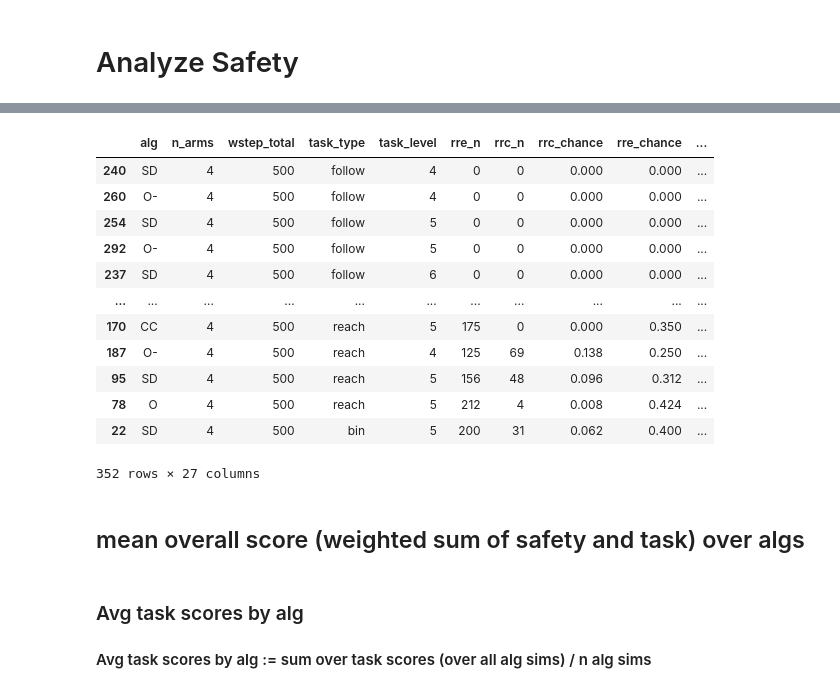
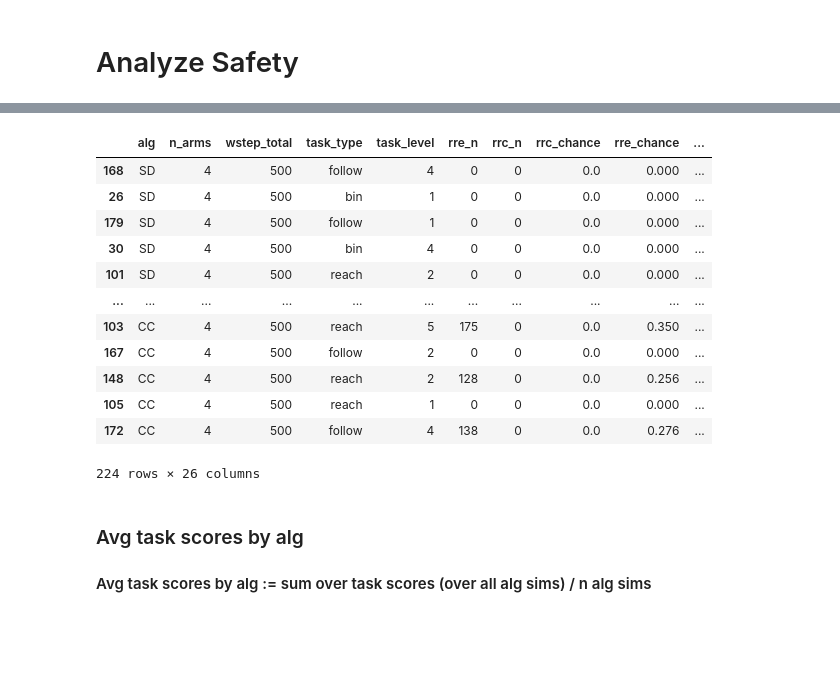
Before and after one commit to Dan7171/rl_for_curobo, a Jupyter notebook: projects_root/experiments/analysis_test.ipynb, the cells around one changed output, grey strips where cells are left out. Drawn from its saved outputs; the diff is of its cells as text; code cells hidden in the pictures; blank space fills up the shorter version.

```diff
--- a/projects_root/experiments/analysis_test.ipynb
+++ b/projects_root/experiments/analysis_test.ipynb
@@ -204,18 +187,27 @@ def should_load_sim(sim_dir_path,load_settings={},tuning_settings={}):
 
     # return {'timestamp':timestamp, 'robot_name':robot_name, 'n_arms':n_arms, 'alg':alg, 'task_type':task_type, 'task_seed':task_seed, 'task_level':task_level}
 # %%
-def find_sims_in_tree(root_path):
+def find_sims_in_tree(root_path,exclude_substrings=[]):
     sim_paths = []
     for root, dirs, files in os.walk(root_path):
         for file in files:
             if file.endswith('.pkl'):
-                sim_paths.append(os.path.join(root, file))
+                full_path = os.path.join(root, file)
+                exclude = False
+                for exclude_substring in exclude_substrings:
+                    print(f'Checking if {exclude_substring} is in {full_path}')
+                    if exclude_substring in full_path:
+                        print(f'Found {exclude_substring} in {full_path}')
+                        exclude = True
+                        break
+                if not exclude:
+                    sim_paths.append(full_path)
     return sim_paths
 # %%
 
 simulation_dirs = []
 for root_tree in root_paths:
-    simulation_dirs += find_sims_in_tree(root_tree) #os.listdir(root_path)
+    simulation_dirs += find_sims_in_tree(root_tree, exclude_substrings) #os.listdir(root_path)
 
 
 n_sims = len(simulation_dirs)
@@ -2104,5 +2193,5 @@ df_reach
 # %%
-def make_overall_df(df_collisions,successfull_parsing,colfree_only=False,score_weights_TER=[0.333,0.333,0.333]):
+def make_overall_df(df_collisions,successfull_parsing,colfree_only=False):
     """
     Make a dataframe with all the data from the experiments.
     The dataframe contains the following columns:
@@ -2140,10 +2229,16 @@ def make_overall_df(df_collisions,successfull_parsing,colfree_only=False,score_w
                 task_type = sim.meta_data['task_type']
                 if task_type == 'reach':
 
+                    # overall_df.loc[overall_df['sim_id'] == sim_id, 'changed_total'] = \
+                    #       df_reach[df_reach['sim_id'] == sim_id]['changed_total']
+                    # overall_df.loc[overall_df['sim_id'] == sim_id, 'reached_total'] =\
+                    #     df_reach[df_reach['sim_id'] == sim_id]['reached_total']
+
                     overall_df.loc[overall_df['sim_id'] == sim_id, 'changed_total'] = \
-                          df_reach[df_reach['sim_id'] == sim_id]['changed_total']
+                          df_reach[df_reach['sim_id'] == sim_id]['changed_total'].values[0]
                     overall_df.loc[overall_df['sim_id'] == sim_id, 'reached_total'] =\
-                        df_reach[df_reach['sim_id'] == sim_id]['reached_total']
+                        df_reach[df_reach['sim_id'] == sim_id]['reached_total'].values[0]
+
 
                 elif task_type == 'follow':
                     overall_df.loc[overall_df['sim_id'] == sim_id, 'p_err_mean_arms_wsteps'] = \
@@ -2181,7 +2276,8 @@ def make_overall_df(df_collisions,successfull_parsing,colfree_only=False,score_w
         overall_df['task_score_bin'] = 0
 
     try:
-        overall_df['task_score_follow'] = 1 - (overall_df['p_err_mean_arms_wsteps'] - overall_df['p_err_mean_arms_wsteps'].min()) / (overall_df['p_err_mean_arms_wsteps'].max() - overall_df['p_err_mean_arms_wsteps'].min())
+        normalized_sim_follow_mean_error =  (overall_df['p_err_mean_arms_wsteps'] - overall_df['p_err_mean_arms_wsteps'].min()) / (overall_df['p_err_mean_arms_wsteps'].max() - overall_df['p_err_mean_arms_wsteps'].min())
+        overall_df['task_score_follow'] = 1 - normalized_sim_follow_mean_error
     except:
         overall_df['task_score_follow'] = 0
 
@@ -2196,12 +2292,9 @@ def make_overall_df(df_collisions,successfull_parsing,colfree_only=False,score_w
         overall_df[['task_score_reach','task_score_bin','task_score_follow']].fillna(0)
 
     overall_df['task_score'] = overall_df[['task_score_reach','task_score_bin','task_score_follow']].sum(axis=1) # just the task score (other 2 tasks are 0)
-    overall_df['overall_score'] = overall_df['task_score'] * score_weights_TER[0] \
-          + overall_df['safety_score_rec'] * score_weights_TER[1] + \
-            overall_df['safety_score_rrc'] * score_weights_TER[2]
     return overall_df
 # %%
 overall_df = make_overall_df(df_collisions,
                              successfull_parsing,
                              colfree_only=False,
-                             score_weights_TER=[0.333,0.333,0.333])
+                             )
@@ -2208,22 +2437,20 @@ overall_df = make_overall_df(df_collisions,
 # %%
 overall_df_cp = overall_df.copy()
-overall_df_cp.sort_values(by='overall_score', ascending=False)
+overall_df_cp.sort_values(by='alg', ascending=False)
 # %% [output]
 |  | alg | n_arms | wstep_total | task_type | task_level | rre_n | rrc_n | rrc_chance | rre_chance | ... |
-| 240 | SD | 4 | 500 | follow | 4 | 0 | 0 | 0.000 | 0.000 | ... |
-| 260 | O- | 4 | 500 | follow | 4 | 0 | 0 | 0.000 | 0.000 | ... |
-| 254 | SD | 4 | 500 | follow | 5 | 0 | 0 | 0.000 | 0.000 | ... |
-| 292 | O- | 4 | 500 | follow | 5 | 0 | 0 | 0.000 | 0.000 | ... |
-| 237 | SD | 4 | 500 | follow | 6 | 0 | 0 | 0.000 | 0.000 | ... |
+| 168 | SD | 4 | 500 | follow | 4 | 0 | 0 | 0.0 | 0.000 | ... |
+| 26 | SD | 4 | 500 | bin | 1 | 0 | 0 | 0.0 | 0.000 | ... |
+| 179 | SD | 4 | 500 | follow | 1 | 0 | 0 | 0.0 | 0.000 | ... |
+| 30 | SD | 4 | 500 | bin | 4 | 0 | 0 | 0.0 | 0.000 | ... |
+| 101 | SD | 4 | 500 | reach | 2 | 0 | 0 | 0.0 | 0.000 | ... |
 | ... | ... | ... | ... | ... | ... | ... | ... | ... | ... | ... |
-| 170 | CC | 4 | 500 | reach | 5 | 175 | 0 | 0.000 | 0.350 | ... |
-| 187 | O- | 4 | 500 | reach | 4 | 125 | 69 | 0.138 | 0.250 | ... |
-| 95 | SD | 4 | 500 | reach | 5 | 156 | 48 | 0.096 | 0.312 | ... |
-| 78 | O | 4 | 500 | reach | 5 | 212 | 4 | 0.008 | 0.424 | ... |
-| 22 | SD | 4 | 500 | bin | 5 | 200 | 31 | 0.062 | 0.400 | ... |
+| 103 | CC | 4 | 500 | reach | 5 | 175 | 0 | 0.0 | 0.350 | ... |
+| 167 | CC | 4 | 500 | follow | 2 | 0 | 0 | 0.0 | 0.000 | ... |
+| 148 | CC | 4 | 500 | reach | 2 | 128 | 0 | 0.0 | 0.256 | ... |
+| 105 | CC | 4 | 500 | reach | 1 | 0 | 0 | 0.0 | 0.000 | ... |
+| 172 | CC | 4 | 500 | follow | 4 | 138 | 0 | 0.0 | 0.276 | ... |
-352 rows × 27 columns
+224 rows × 26 columns
-# %% [markdown]
-## mean overall score (weighted sum of safety and task) over algs
 # %%
 gb_alg = overall_df.groupby(['alg'])
 # %% [markdown]
```
Also changed, not shown: parts of 42 cells of this notebook.
